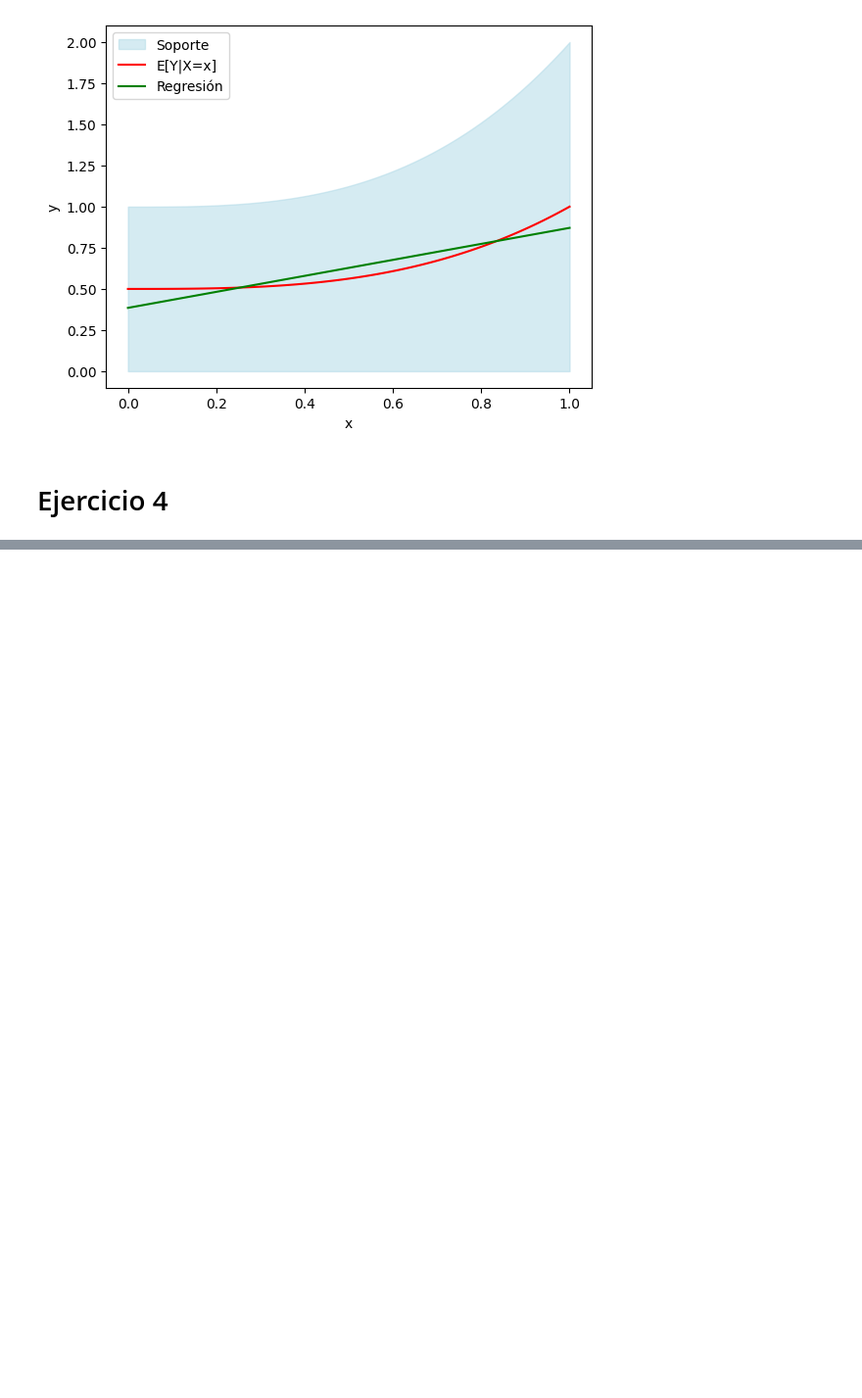
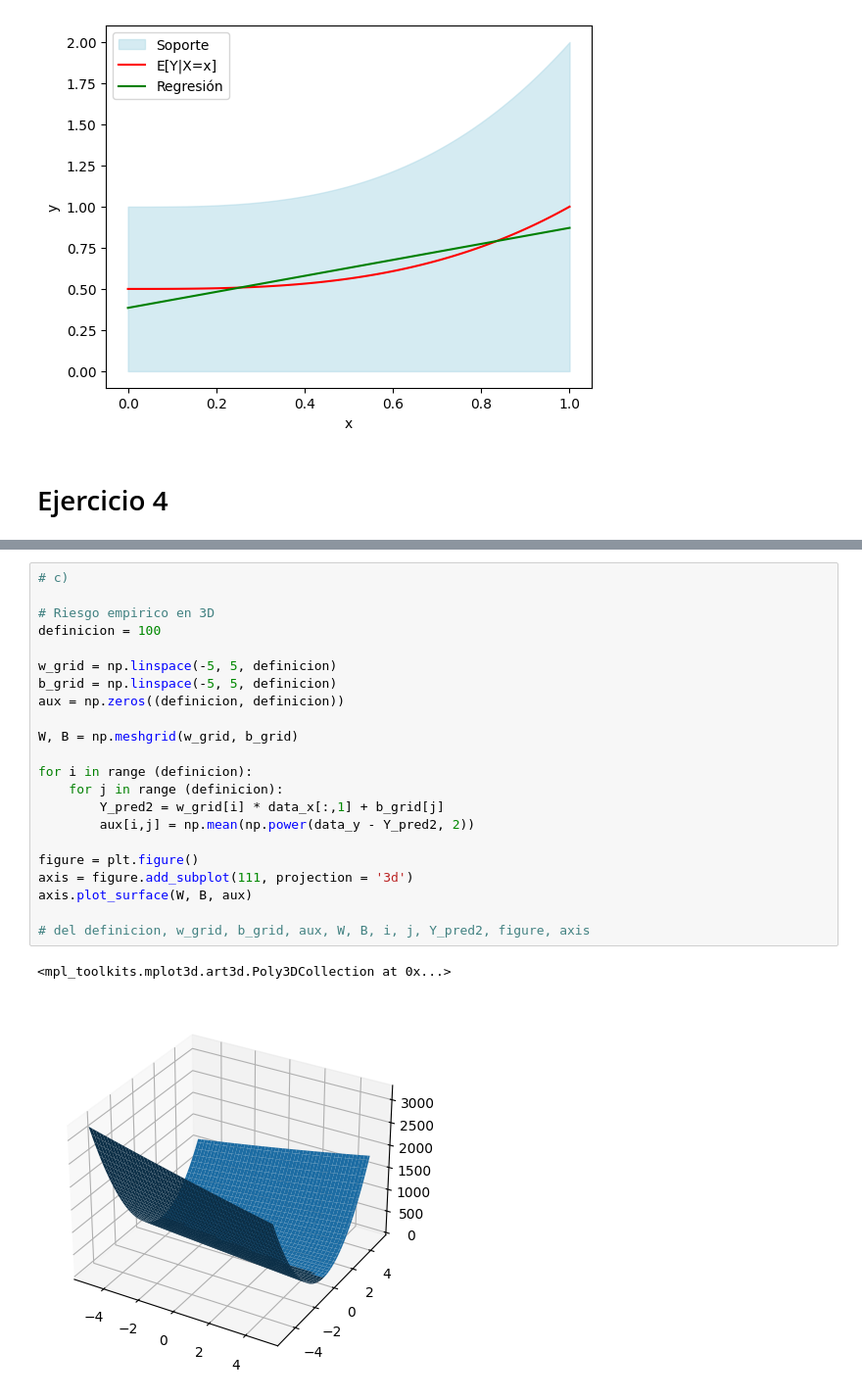
Before and after one commit to joaquinmacia/taller_procesamiento_senales, a Jupyter notebook: guia_1/guia_1.ipynb, the cells around one changed output, grey strips where cells are left out. Shown at 98% size. Drawn from its saved outputs; the diff is of its cells as text; blank space fills up the shorter version.

```diff
--- a/guia_1/guia_1.ipynb
+++ b/guia_1/guia_1.ipynb
@@ -338,3 +344,28 @@ print("ECM = ", ECM)
 # %% [output]
 ECM =  8.953942751950356
 [figure]
+# %%
+# c)
+
+# Riesgo empirico en 3D
+definicion = 100
+
+w_grid = np.linspace(-5, 5, definicion)
+b_grid = np.linspace(-5, 5, definicion)
+aux = np.zeros((definicion, definicion))
+
+W, B = np.meshgrid(w_grid, b_grid)
+
+for i in range (definicion):
+    for j in range (definicion):
+        Y_pred2 = w_grid[i] * data_x[:,1] + b_grid[j]
+        aux[i,j] = np.mean(np.power(data_y - Y_pred2, 2))
+
+figure = plt.figure()
+axis = figure.add_subplot(111, projection = '3d')
+axis.plot_surface(W, B, aux)
+
+# del definicion, w_grid, b_grid, aux, W, B, i, j, Y_pred2, figure, axis
+# %% [output]
+<mpl_toolkits.mplot3d.art3d.Poly3DCollection at 0x...>
+[figure, added]
```
Also changed, not shown: parts of 5 cells of this notebook.
